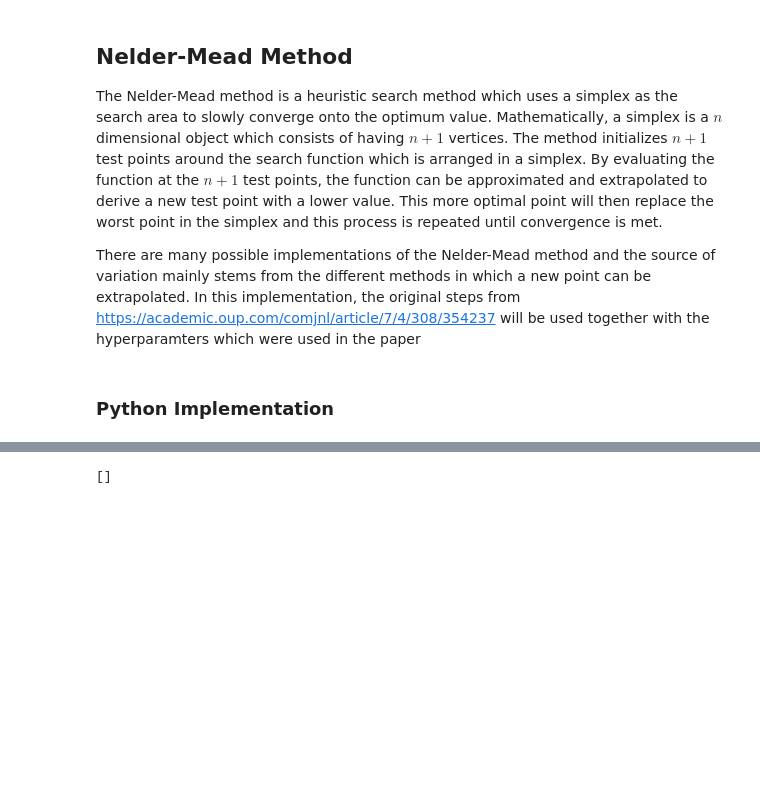
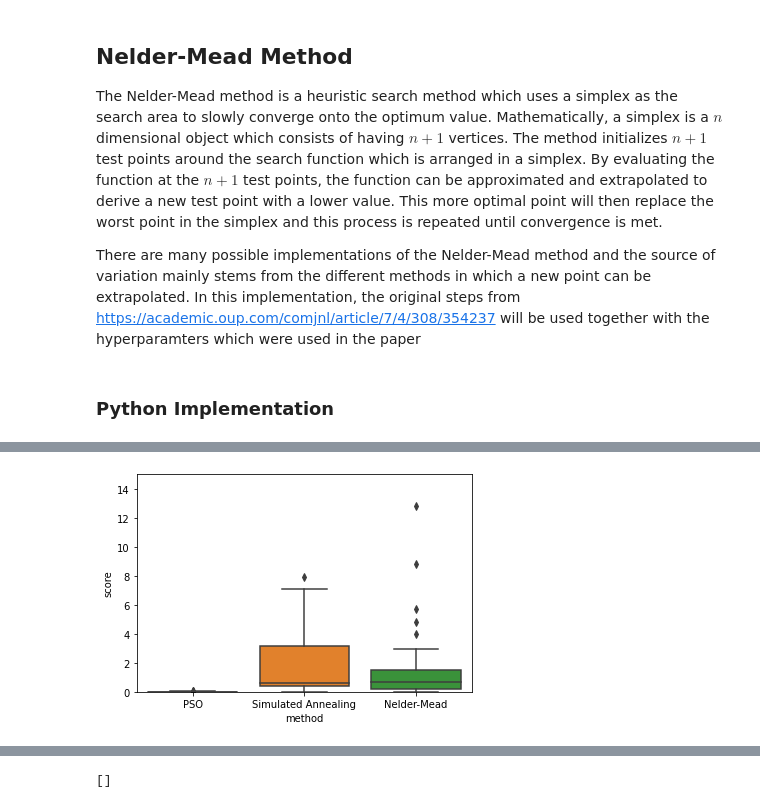
Before and after one commit to reoneo97/no-grad-optim, a Jupyter notebook: Assignment_1_Reo.ipynb, the cells around one changed output, grey strips where cells are left out. Drawn from its saved outputs; the diff is of its cells as text; code cells hidden in the pictures; blank space fills up the shorter version.

Commit message:
added section on evaluating performance of different methods

```diff
--- a/Assignment_1_Reo.ipynb
+++ b/Assignment_1_Reo.ipynb
@@ -211,6 +181,3 @@ result
-# %%
-i = 5
-if not i%500: print(i)
 # %% [markdown]
 ## Simulated Annealing
 
@@ -288,6 +265,6 @@ class SimulatedAnnealing():
         else:
             return temp
 # %%
-SA = SimulatedAnnealing(1000,50,0.5,0.99,0.01,decay = "linear")
+SA = SimulatedAnnealing(1000,100,0.5,0.99,0.01,decay = "geometric",verbose = True)
 SA.optimize(rosenbrock_1,[2.5,2.5])
 # %% [output]
@@ -318,13 +297,14 @@ class NelderMead():
         self.rho = rho
         self.sigma = sigma
 
-    def optimize(self,f,lbs,ubs,log = False):
+    def optimize(self,f,lbs,ubs,log = False,points = None):
         dim = len(lbs)
         #Choose n+1 Random Points,
         if log: all_points = []
-        points = np.random.uniform(lbs,ubs,size = (dim+1,dim))
+        if points is None:
+            points = np.random.uniform(lbs,ubs,size = (dim+1,dim))
         for i in range(self.max_iter):
-            if log: all_points.append(points)
+            if log: all_points.append(points.copy())
             #Step 1: Order the Points
             order = np.argsort(np.array([f(i) for i in points]))
             x_n1 = points[order[-1]] #Worst Point
@@ -359,7 +339,7 @@ class NelderMead():
                     points = new_points
         best = points[np.argsort(np.array([f(i) for i in points]))[-1]]
         if log: return best,all_points
-        return best
+        return best,f(best)
 # %% [markdown]
 ## Animation
 
@@ -399,0 +449,25 @@ HTML(anim)
+# %%
+metrics = []
+for i in range(50):
+    lbs = np.array(np.ones(2)*-3)
+    ubs = np.array(np.ones(2)*4)
+
+    model1 = PSO()
+    p1,f1 = model1.optimize(rosenbrock_1,lbs,ubs)
+    metrics.append({"score":f1,"method":"PSO"})
+
+    model2 = SimulatedAnnealing()
+    starting_point = np.random.uniform(-3,4,size = 2)
+    p2,f2 = model2.optimize(rosenbrock_1,starting_point)
+    metrics.append({"score":f2,"method":"Simulated Annealing"})
+
+    model3 = NelderMead(30)
+    p3,f3 = model3.optimize(rosenbrock_1,lbs,ubs)
+    if f3 < 0:print(p3)
+    metrics.append({"score":f3,"method":"Nelder-Mead"})
+
+metrics = pd.DataFrame.from_dict(metrics)
+box=sns.boxplot("method","score",data= metrics)
+box = box.set(ylim=(0,15))
+# %% [output]
+[figure, added]
```
Also changed, not shown: parts of 28 cells of this notebook.
